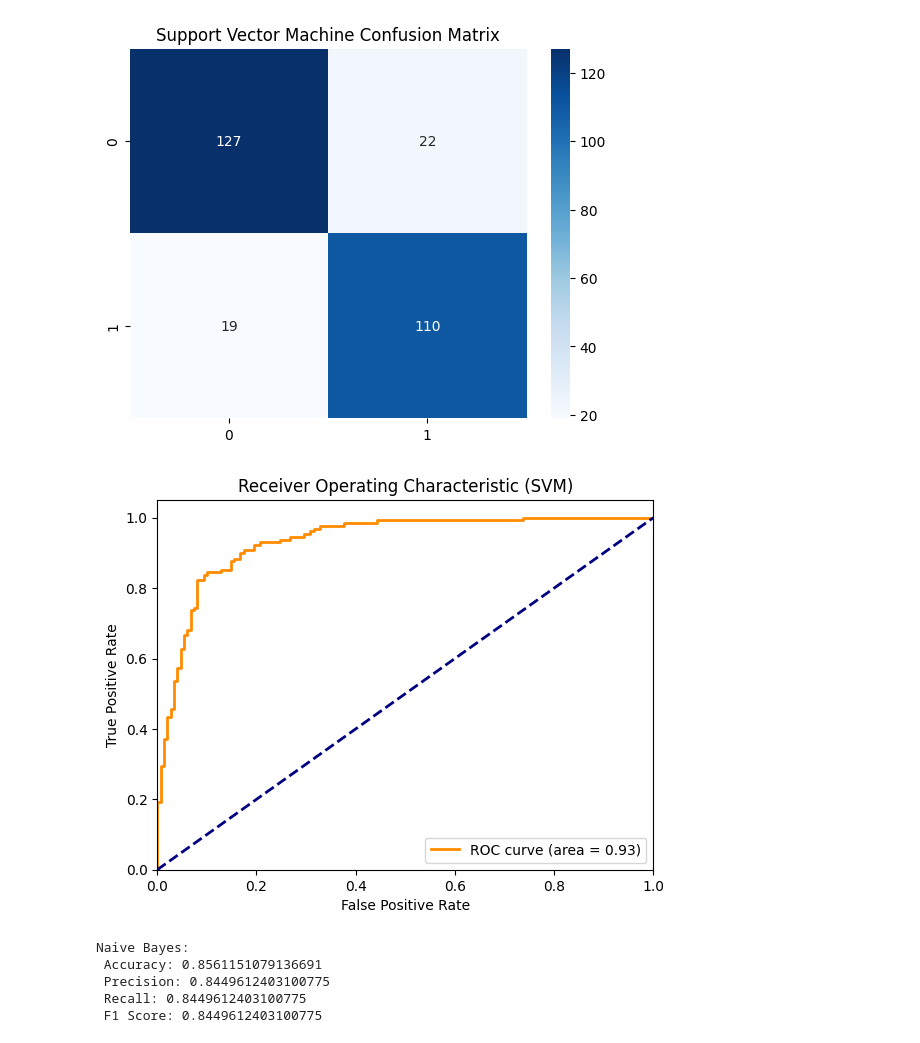
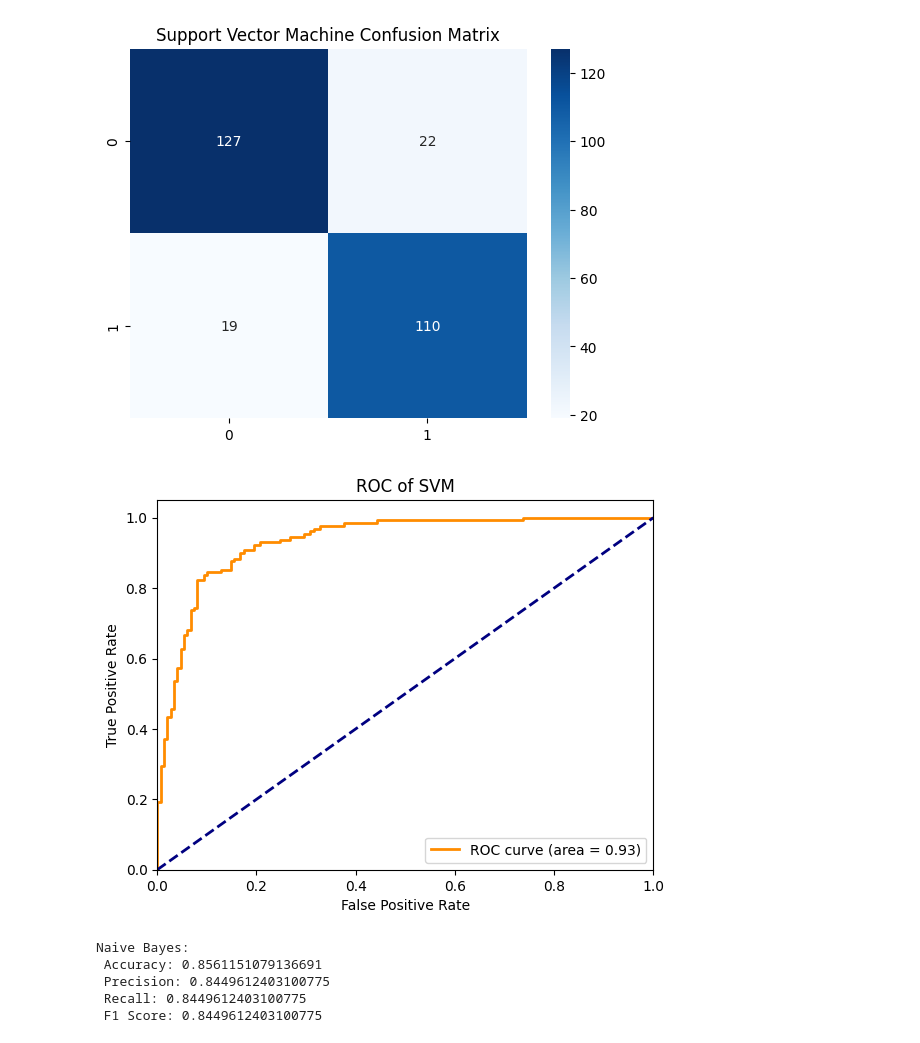
Before and after one commit to abhishek22112001/Ml-finalproject, a Jupyter notebook: CUSTOMER_PREDICTION.ipynb, the cells around one changed output. Saved outputs shown, nothing was run; the diff lists cells and outputs as text; code cells hidden in the pictures.

```diff
--- a/CUSTOMER_PREDICTION.ipynb
+++ b/CUSTOMER_PREDICTION.ipynb
@@ -249,6 +249,8 @@ plt.show()
 # Split the data
 X = data.drop('PurchaseStatus', axis=1)
 y = data['PurchaseStatus']
+scaler = StandardScaler()
+X_scaled = scaler.fit_transform(X)
 
 x_train, x_test, y_train, y_test = train_test_split(X_scaled, y, test_size=0.2, random_state=42)
 # %%
@@ -363,25 +365,25 @@ Support Vector Machine:
 # %%
 svm_model = SVC(random_state=42, probability=True)
 svm_model.fit(x_train, y_train)
 y_pred_svm = svm_model.predict(x_test)
 
 y_prob_svm = svm_model.predict_proba(x_test)[:, 1]
 
 fpr_svm, tpr_svm, thresholds_svm = roc_curve(y_test, y_prob_svm)
 roc_auc_svm = auc(fpr_svm, tpr_svm)
 
 plt.figure()
 plt.plot(fpr_svm, tpr_svm, color='darkorange', lw=2, label='ROC curve (area = %0.2f)' % roc_auc_svm)
 plt.plot([0, 1], [0, 1], color='navy', lw=2, linestyle='--')
 plt.xlim([0.0, 1.0])
 plt.ylim([0.0, 1.05])
 plt.xlabel('False Positive Rate')
 plt.ylabel('True Positive Rate')
-plt.title('Receiver Operating Characteristic (SVM)')
+plt.title('ROC of SVM')
 plt.legend(loc="lower right")
 plt.show()
 # %% [output]
-[figure, old version]
+[figure, new version]
 # %%
 # Naive Bayes
 nb_model = GaussianNB()
```
Also changed, not shown: parts of 5 cells of this notebook.
